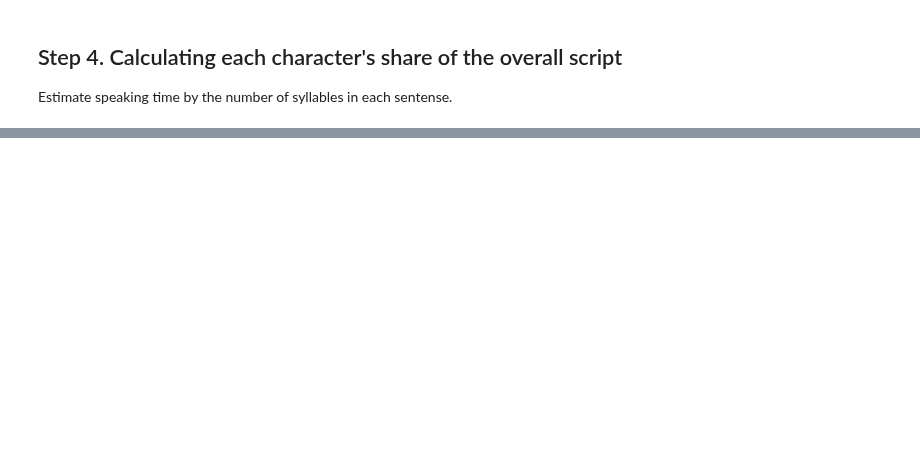
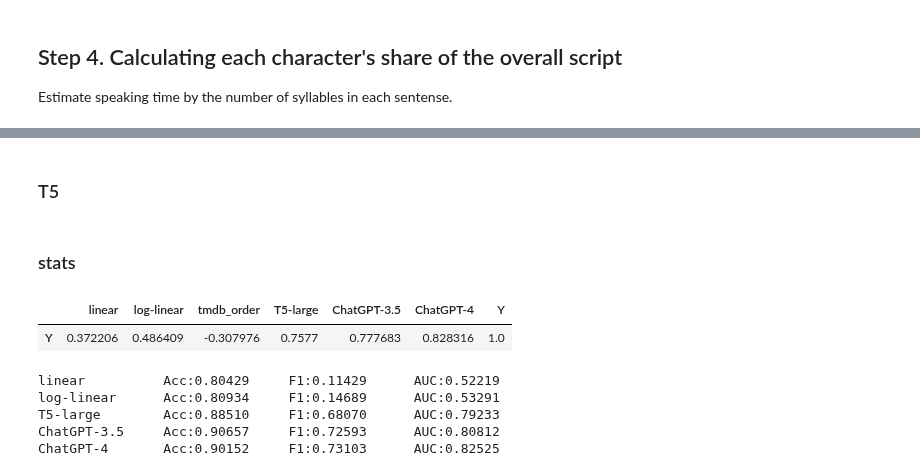
Before and after one commit to epfl-ada/ada-2023-project-cinemada, a Jupyter notebook: Preprocessing/get_raw_script.ipynb, the cells around one changed output, grey strips where cells are left out. Saved outputs shown, nothing was run; the diff lists cells and outputs as text; code cells hidden in the pictures; blank space fills up the shorter version.

```diff
--- a/Preprocessing/get_raw_script.ipynb
+++ b/Preprocessing/get_raw_script.ipynb
@@ -525,0 +535,3 @@ API inference available:
+# %%
+chatgpt_pred = json.load(open('chatgpt_pred.json'))
+chatgpt_pred_4 = json.load(open('chatgpt_4_pred.json'))
@@ -525,0 +549,31 @@ API inference available:
+# %%
+for tmdb_id,v in chatgpt_pred.items():
+    output_parsed = json.loads(v['gen_text'])
+    parsed_prob = {}
+    for character, c_id in v['character2id'].items():
+        parsed_prob[c_id] = name_match_and_get(tmdb_id,str(c_id),character,output_parsed)
+    prob_sum = sum(list(parsed_prob.values()))
+    validation_pred['ChatGPT-3.5'][tmdb_id] = scaling(parsed_prob)
+# %%
+for tmdb_id,v in chatgpt_pred_4.items():
+    try:
+        output_parsed = json.loads(v['gen_text'])
+    except:
+        output_parsed = {}
+    parsed_prob = {}
+    for character, c_id in v['character2id'].items():
+        parsed_prob[c_id] = name_match_and_get(tmdb_id,c_id,character,output_parsed)
+    validation_pred['ChatGPT-4'][tmdb_id] = scaling(parsed_prob)
+# %% [markdown]
+### T5
+# %%
+t5_output = json.load(open('lead_role_inference/t5_validation_inference.json'))
+for key, pred in t5_output.items():
+    tmdb_id, actor_id = key.split('__')
+    validation_pred['T5-large'][str(tmdb_id)][str(actor_id)]=float(pred['output_text'])
+for tmdb_id in target_tmdb_ids:
+    credit = tmdb_id2credit[tmdb_id]
+    for c in credit['cast']:
+        if str(c['id']) not in validation_pred['T5-large'][tmdb_id]:
+            validation_pred['T5-large'][tmdb_id][str(c['id'])] = get_portion_by_order_logscale(c['order'])
+    validation_pred['T5-large'][tmdb_id] = scaling(validation_pred['T5-large'][tmdb_id])
@@ -525,0 +582,30 @@ API inference available:
+# %% [markdown]
+### stats
+# %%
+corr_dict = defaultdict(list)
+for v in validation_set:
+    for model, lookup in validation_pred.items():
+        corr_dict[model].append(lookup[v['tmdb_id']][str(v['character_id'])])
+    corr_dict['Y'].append(v['portion'])
+pd.DataFrame(corr_dict).corr()[['Y']].T
+# %% [output]
+|  | linear | log-linear | tmdb_order | T5-large | ChatGPT-3.5 | ChatGPT-4 | Y |
+| Y | 0.372206 | 0.486409 | -0.307976 | 0.7577 | 0.777683 | 0.828316 | 1.0 |
+# %%
+from sklearn.metrics import accuracy_score, f1_score, roc_auc_score
+result_dict = corr_dict.copy()
+def classify_scores(scores):
+    return [1 if score > 10 else 0 for score in scores]
+
+for k,v in result_dict.items():
+    result_dict[k] = classify_scores(v)
+
+for model_name, model_predictions in result_dict.items():
+    if model_name not in  ['Y','tmdb_order']:
+        print(f"{model_name:<12}\tAcc:{accuracy_score(result_dict['Y'], model_predictions):.5f}\tF1:{f1_score(result_dict['Y'], model_predictions):.5f}\tAUC:{roc_auc_score(y_true_classified, model_predictions):.5f}")
+# %% [output]
+linear          Acc:0.80429     F1:0.11429      AUC:0.52219
+log-linear      Acc:0.80934     F1:0.14689      AUC:0.53291
+T5-large        Acc:0.88510     F1:0.68070      AUC:0.79233
+ChatGPT-3.5     Acc:0.90657     F1:0.72593      AUC:0.80812
+ChatGPT-4       Acc:0.90152     F1:0.73103      AUC:0.82525
```
Also changed, not shown: parts of 60 cells of this notebook, 3 other files.
